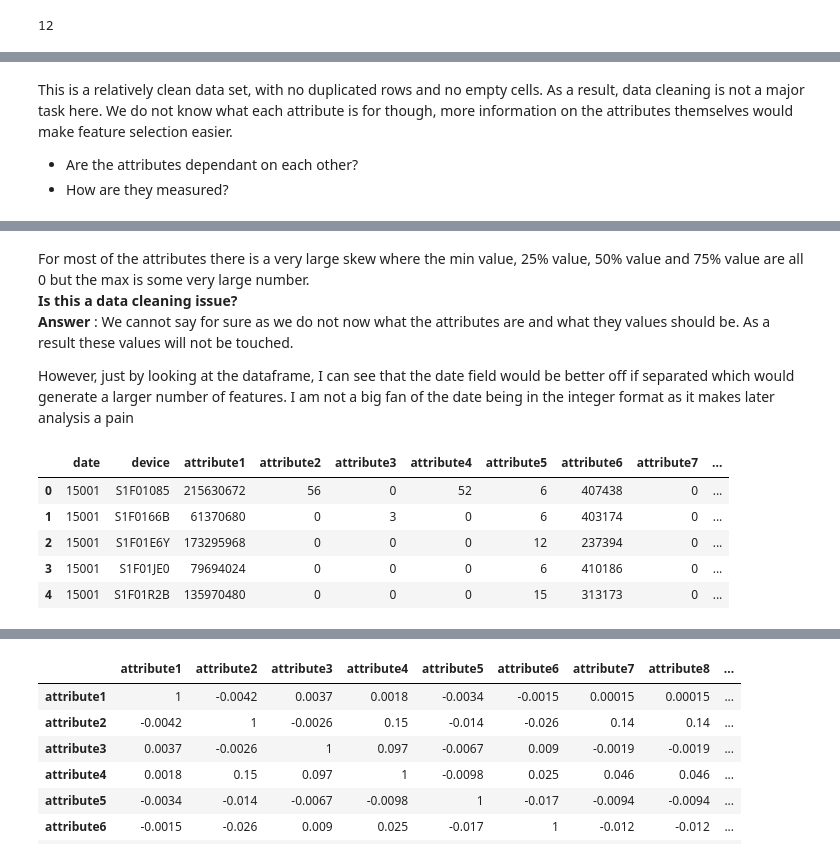
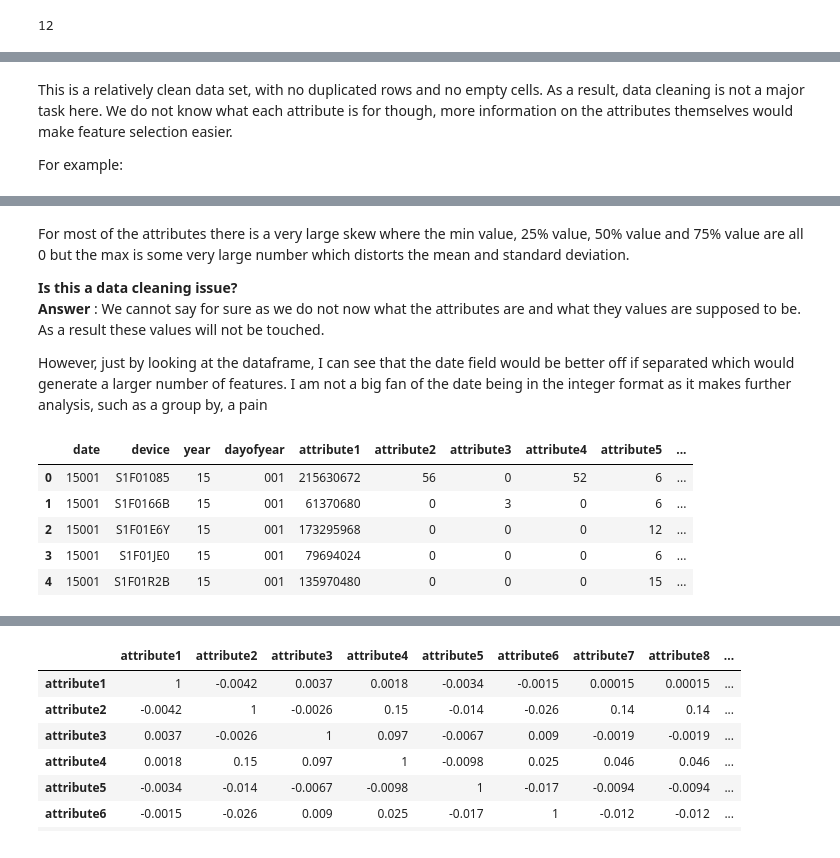
Before and after one commit to MozillaDataScience/outreachy-datascience-2018, a Jupyter notebook: proposals/6_Sando1.ipynb, the cells around one changed output, grey strips where cells are left out. Saved outputs shown, nothing was run; the diff lists cells and outputs as text; code cells hidden in the pictures.

```diff
--- a/proposals/6_Sando1.ipynb
+++ b/proposals/6_Sando1.ipynb
@@ -60,8 +64,8 @@ dtypes: int64(11), object(1)
 memory usage: 11.4+ MB
 # %% [markdown]
 This is a relatively clean data set, with no duplicated rows and no empty cells. As a result, data cleaning is not a major task here. We do not know what each attribute is for though, more information on the attributes themselves would make feature selection easier.
--  Are the attributes dependant on each other?
--  How are they measured?
+
+For example:
 # %%
 df.describe()
 # %% [output]
@@ -75,27 +79,29 @@ df.describe()
 | 75% | 15168.000000 | 1.833084e+08 | 0.000000 | 0.000000 | 0.000000 | 12.000000 | 310266.000000 | 0.000000 | ... |
 | max | 15306.000000 | 2.441405e+08 | 64968.000000 | 24929.000000 | 1666.000000 | 98.000000 | 689161.000000 | 832.000000 | ... |
 # %% [markdown]
-For most of the attributes there is a very large skew where the min value, 25% value, 50% value and 75% value are all 0 but the max is some very large number. <br>
+For most of the attributes there is a very large skew where the min value, 25% value, 50% value and 75% value are all 0 but the max is some very large number which distorts the mean and standard deviation. <br>
+
 **Is this a data cleaning issue? <br>
-Answer** : We cannot say for sure as we do not now what the attributes are and what they values should be. As a result these values will not be touched.
+Answer** : We cannot say for sure as we do not now what the attributes are and what they values are supposed to be. As a result these values will not be touched.
 
-However, just by looking at the dataframe, I can see that the date field would be better off if separated which would generate a larger number of features. I am not a big fan of the date being in the integer format as it makes later analysis a pain
+However, just by looking at the dataframe, I can see that the date field would be better off if separated which would generate a larger number of features. I am not a big fan of the date being in the integer format as it makes further analysis, such as a group by, a pain
 # %%
 #copy data from original dataframe
 date_df = pd.DataFrame(df['date'])
 #date_df.head()
 #I am guessing the encoding is year and day of year in integer
 date_df['strdate'] = date_df.date.astype(str)
 date_df['year'] = date_df['strdate'].str[0:2]
 date_df['dayofyear'] = date_df['strdate'].str[2:]
 #adding back to the main df
-df['year'] = date_df['year']
-df['dayofyear'] = date_df['dayofyear']
+df.insert(loc=2, column='year', value=date_df['year'])
+df.insert(loc=3, column='dayofyear', value=date_df['dayofyear'])
+
 df.head()
 # %% [output]
-|  | date | device | attribute1 | attribute2 | attribute3 | attribute4 | attribute5 | attribute6 | attribute7 | ... |
-| 0 | 15001 | S1F01085 | 215630672 | 56 | 0 | 52 | 6 | 407438 | 0 | ... |
-| 1 | 15001 | S1F0166B | 61370680 | 0 | 3 | 0 | 6 | 403174 | 0 | ... |
-| 2 | 15001 | S1F01E6Y | 173295968 | 0 | 0 | 0 | 12 | 237394 | 0 | ... |
-| 3 | 15001 | S1F01JE0 | 79694024 | 0 | 0 | 0 | 6 | 410186 | 0 | ... |
-| 4 | 15001 | S1F01R2B | 135970480 | 0 | 0 | 0 | 15 | 313173 | 0 | ... |
+|  | date | device | year | dayofyear | attribute1 | attribute2 | attribute3 | attribute4 | attribute5 | ... |
+| 0 | 15001 | S1F01085 | 15 | 001 | 215630672 | 56 | 0 | 52 | 6 | ... |
+| 1 | 15001 | S1F0166B | 15 | 001 | 61370680 | 0 | 3 | 0 | 6 | ... |
+| 2 | 15001 | S1F01E6Y | 15 | 001 | 173295968 | 0 | 0 | 0 | 12 | ... |
+| 3 | 15001 | S1F01JE0 | 15 | 001 | 79694024 | 0 | 0 | 0 | 6 | ... |
+| 4 | 15001 | S1F01R2B | 15 | 001 | 135970480 | 0 | 0 | 0 | 15 | ... |
```
Also changed, not shown: parts of 11 cells of this notebook.
